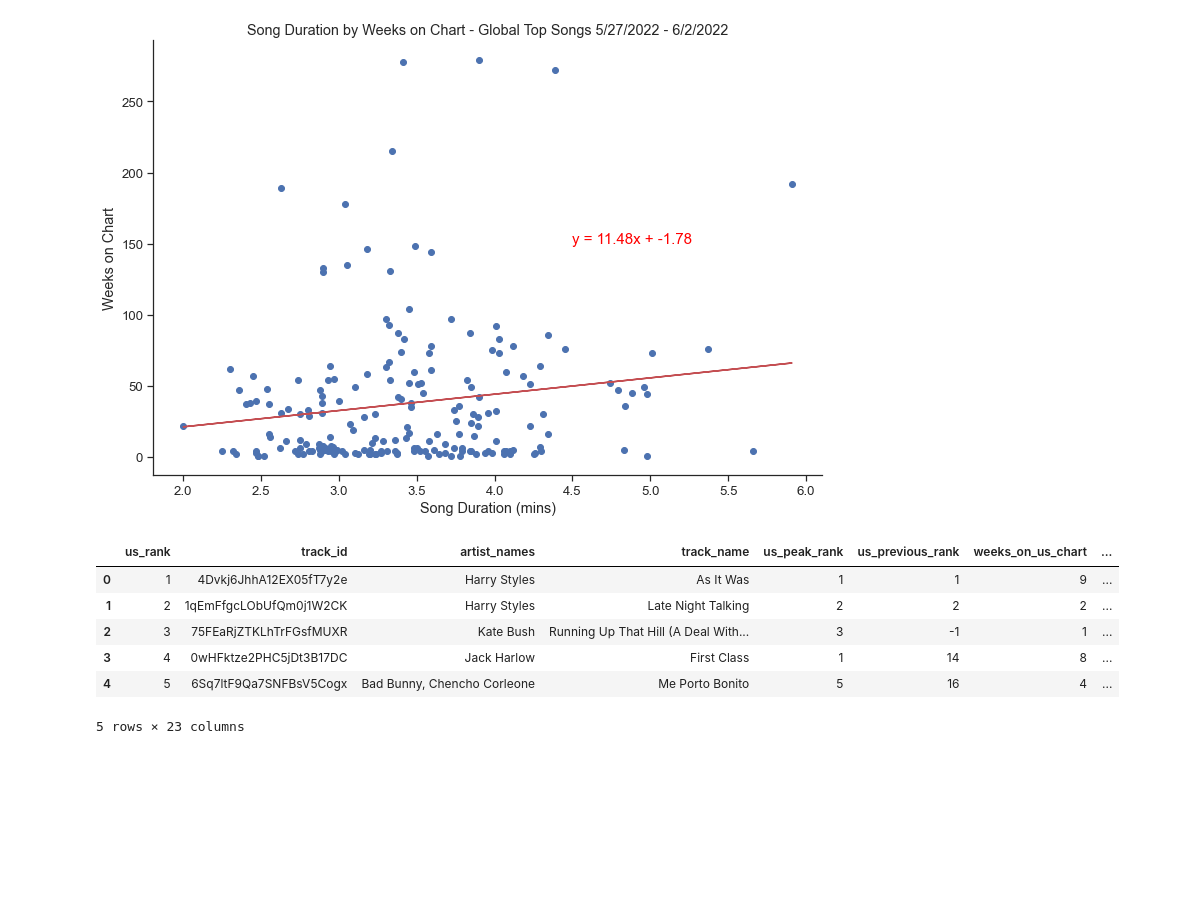
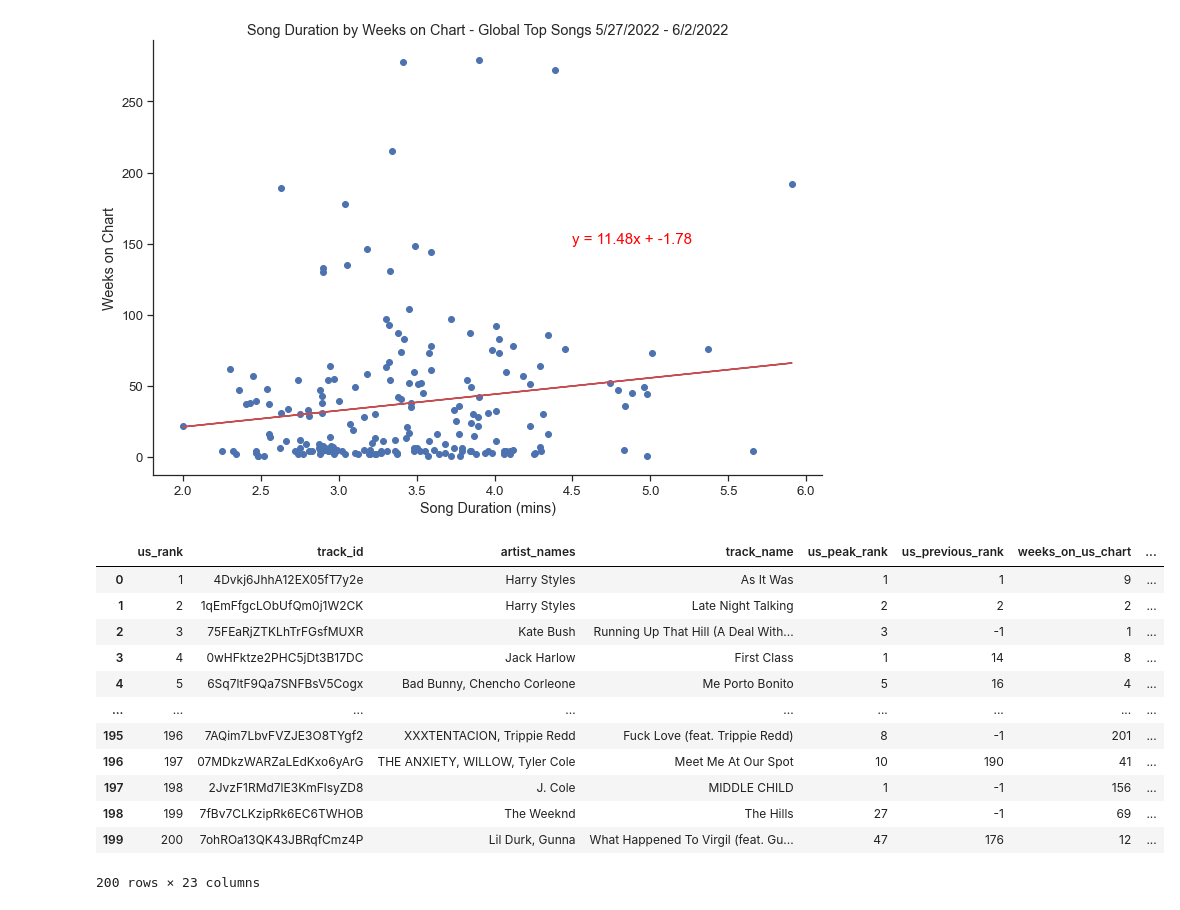
Before and after one commit to mbruns13/project_1_spotify, a Jupyter notebook: song_duration.ipynb, the cells around one changed output. Saved outputs shown, nothing was run; the diff lists cells and outputs as text; code cells hidden in the pictures; blank space fills up the shorter version.

```diff
--- a/song_duration.ipynb
+++ b/song_duration.ipynb
@@ -630,36 +627,42 @@ us_songs_dict = {
     "speechiness": speechiness,
     "acousticness": acousticness,
     "instrumentalness": instrumentalness,
     "liveness": liveness,
     "valence": valence,
     "tempo": tempo,
     "duration_mins": duration_mins,
     "time_signature": time_signature,
     "track_href": track_href,
     "analysis_url": analysis_url
 
 }
 
-us_song_info_df = pd.DataFrame(songs_dict)
+us_song_info_df = pd.DataFrame(us_songs_dict)
 
 us_track_data = cleaned_us_df.merge(us_song_info_df, how='inner', on="track_id")
 
 #us_track_data["chart"] = "USA"
 us_track_data = us_track_data.rename(columns={"rank":"us_rank",
                                               "peak_rank":"us_peak_rank",
                                               "previous_rank":"us_previous_rank",
                                               "weeks_on_chart":"weeks_on_us_chart",
                                               "streams":"us_streams"})
 
-us_track_data.head()
+us_track_data
 # %% [output]
 |  | us_rank | track_id | artist_names | track_name | us_peak_rank | us_previous_rank | weeks_on_us_chart | ... |
 | 0 | 1 | 4Dvkj6JhhA12EX05fT7y2e | Harry Styles | As It Was | 1 | 1 | 9 | ... |
 | 1 | 2 | 1qEmFfgcLObUfQm0j1W2CK | Harry Styles | Late Night Talking | 2 | 2 | 2 | ... |
 | 2 | 3 | 75FEaRjZTKLhTrFGsfMUXR | Kate Bush | Running Up That Hill (A Deal With... | 3 | -1 | 1 | ... |
 | 3 | 4 | 0wHFktze2PHC5jDt3B17DC | Jack Harlow | First Class | 1 | 14 | 8 | ... |
 | 4 | 5 | 6Sq7ltF9Qa7SNFBsV5Cogx | Bad Bunny, Chencho Corleone | Me Porto Bonito | 5 | 16 | 4 | ... |
+| ... | ... | ... | ... | ... | ... | ... | ... | ... |
+| 195 | 196 | 7AQim7LbvFVZJE3O8TYgf2 | XXXTENTACION, Trippie Redd | Fuck Love (feat. Trippie Redd) | 8 | -1 | 201 | ... |
+| 196 | 197 | 07MDkzWARZaLEdKxo6yArG | THE ANXIETY, WILLOW, Tyler Cole | Meet Me At Our Spot | 10 | 190 | 41 | ... |
+| 197 | 198 | 2JvzF1RMd7lE3KmFlsyZD8 | J. Cole | MIDDLE CHILD | 1 | -1 | 156 | ... |
+| 198 | 199 | 7fBv7CLKzipRk6EC6TWHOB | The Weeknd | The Hills | 27 | -1 | 69 | ... |
+| 199 | 200 | 7ohROa13QK43JBRqfCmz4P | Lil Durk, Gunna | What Happened To Virgil (feat. Gu... | 47 | 176 | 12 | ... |
-5 rows × 23 columns
+200 rows × 23 columns
 # %%
 bins = [1.99, 2.5, 2.99, 3.5, 3.99, 4.5, 4.99, 5.5, 5.99]
 duration_labels = ["2.0 - 2.49 min", "2.5 - 2.99 min", "3.0 - 3.49 min", "3.5 - 3.99 min", "4.0 - 4.49 min", "4.5 - 4.99 min", "5.0 - 5.49 min", "5.5 - 5.99 min"]
```
Also changed, not shown: parts of 8 cells of this notebook, 4 other files.
